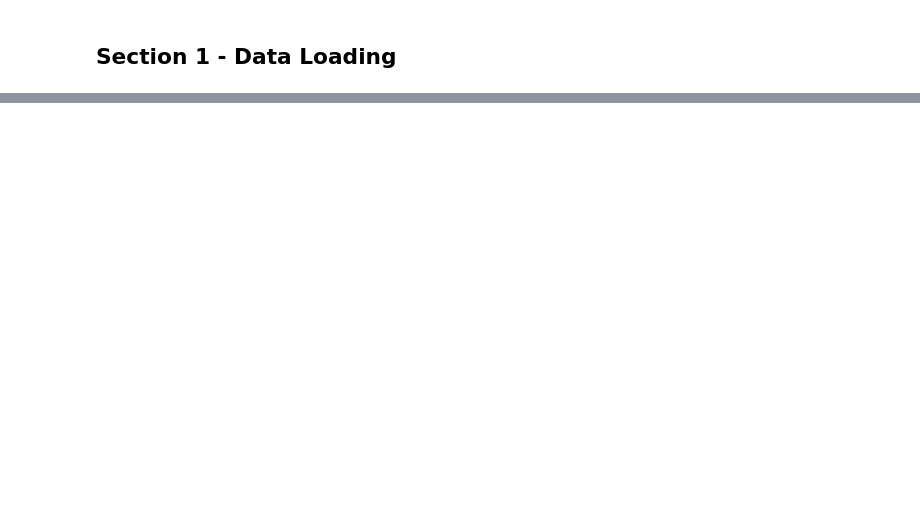
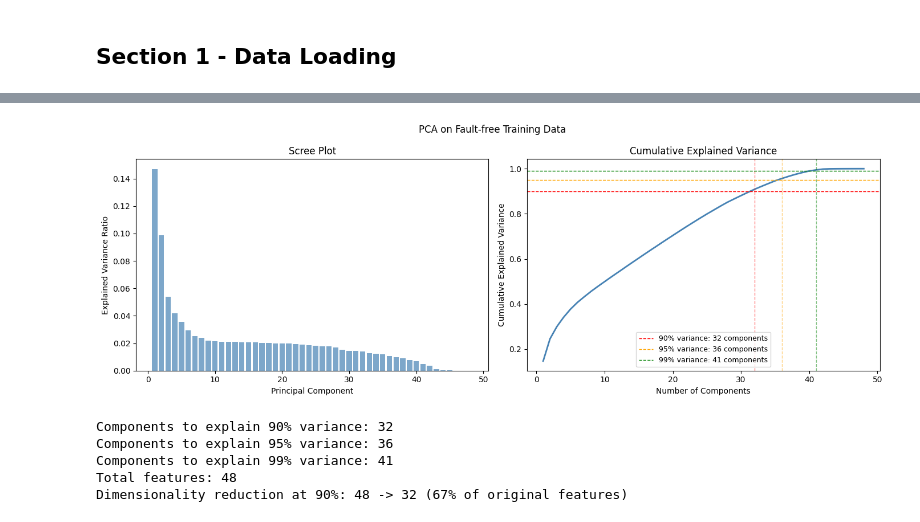
Before and after one commit to RajVora622/TEP_EarlyFaultDetection, a Jupyter notebook: notebooks/02_pca_model.ipynb, the cells around one changed output, grey strips where cells are left out. Cells and saved outputs as stored; diff of their text form; code cells hidden in the pictures; blank space fills up the shorter version.

```diff
--- a/notebooks/02_pca_model.ipynb
+++ b/notebooks/02_pca_model.ipynb
@@ -29,11 +35,10 @@ warnings.filterwarnings('ignore')
 train_df = pd.read_parquet('../data/processed/train_processed.parquet')
 test_df  = pd.read_parquet('../data/processed/test_processed.parquet')
 
-meta_cols    = ['faultNumber', 'simulationRun', 'sample', 'run_id']
+meta_cols    = ['faultNumber', 'simulationRun', 'sample']
 feature_cols = [c for c in train_df.columns if c not in meta_cols]
 
 print(f'Training: {len(train_df):,} rows x {len(feature_cols)} features')
 print(f'Test:     {len(test_df):,} rows x {len(feature_cols)} features')
 print(f'Fault classes: {sorted(train_df["faultNumber"].unique())}')
-print(f'run_id sample: {train_df["run_id"].iloc[0]}')
 # %% [output]
@@ -43,0 +59,49 @@ run_id sample: 0_1
+# %%
+from sklearn.decomposition import PCA
+
+# Full PCA on fault-free training data
+ff_train = train_df[train_df["faultNumber"] == 0][feature_cols].values
+_pca_full = PCA().fit(ff_train)
+cumvar = np.cumsum(_pca_full.explained_variance_ratio_)
+
+n_90 = int(np.argmax(cumvar >= 0.90)) + 1
+n_95 = int(np.argmax(cumvar >= 0.95)) + 1
+n_99 = int(np.argmax(cumvar >= 0.99)) + 1
+
+fig, axes = plt.subplots(1, 2, figsize=(14, 5))
+
+# Scree plot
+axes[0].bar(range(1, len(_pca_full.explained_variance_ratio_) + 1),
+            _pca_full.explained_variance_ratio_, color="steelblue", alpha=0.7)
+axes[0].set_xlabel("Principal Component")
+axes[0].set_ylabel("Explained Variance Ratio")
+axes[0].set_title("Scree Plot")
+
+# Cumulative variance
+axes[1].plot(range(1, len(cumvar) + 1), cumvar, color="steelblue", linewidth=2)
+for thresh, n, color in [(0.90, n_90, "red"), (0.95, n_95, "orange"), (0.99, n_99, "green")]:
+    axes[1].axhline(y=thresh, color=color, linestyle="--", linewidth=1,
+                    label=f"{int(thresh*100)}% variance: {n} components")
+    axes[1].axvline(x=n, color=color, linestyle="--", linewidth=1, alpha=0.5)
+axes[1].set_xlabel("Number of Components")
+axes[1].set_ylabel("Cumulative Explained Variance")
+axes[1].set_title("Cumulative Explained Variance")
+axes[1].legend(fontsize=9)
+
+plt.suptitle("PCA on Fault-free Training Data", fontsize=12)
+plt.tight_layout()
+plt.show()
+
+print(f"Components to explain 90% variance: {n_90}")
+print(f"Components to explain 95% variance: {n_95}")
+print(f"Components to explain 99% variance: {n_99}")
+print(f"Total features: {len(feature_cols)}")
+print(f"Dimensionality reduction at 90%: {len(feature_cols)} -> {n_90} "
+      f"({100*n_90/len(feature_cols):.0f}% of original features)")
+# %% [output]
+[figure, added]
+Components to explain 90% variance: 32
+Components to explain 95% variance: 36
+Components to explain 99% variance: 41
+Total features: 48
+Dimensionality reduction at 90%: 48 -> 32 (67% of original features)
```
Also changed, not shown: parts of 43 cells of this notebook, 2 other files.
